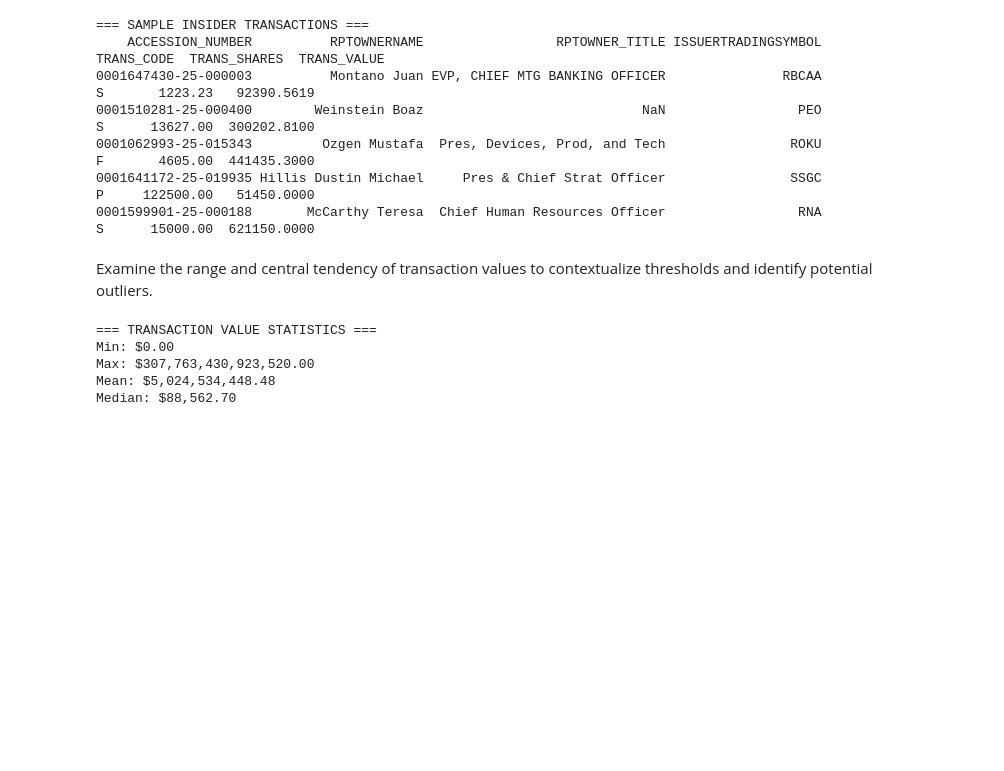
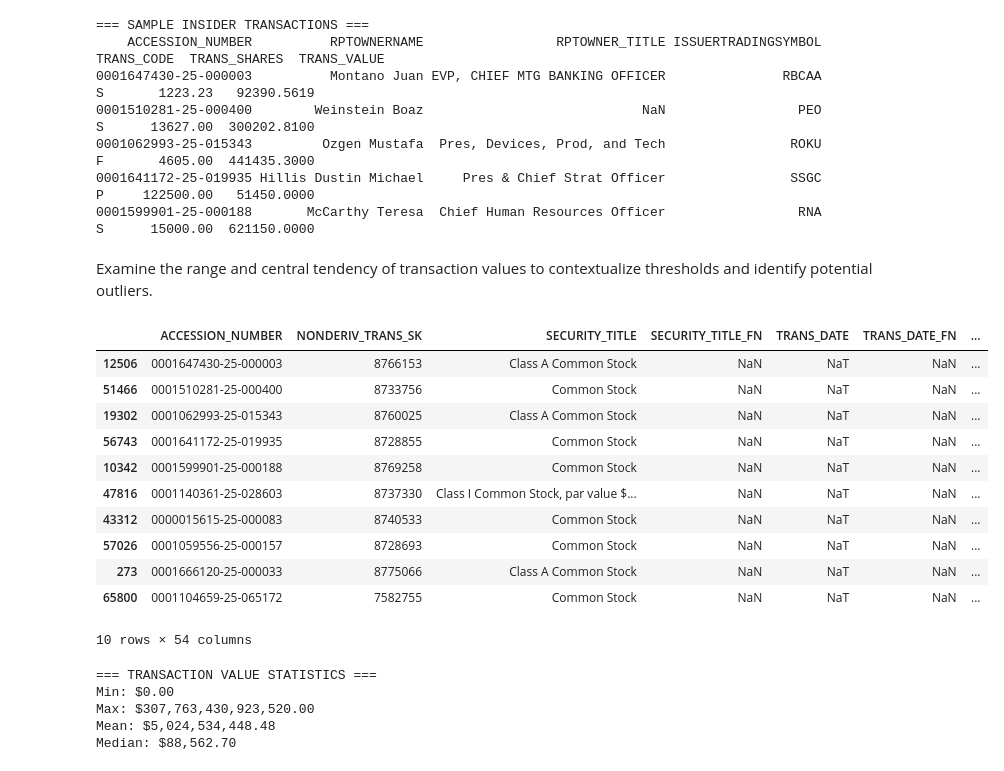
Before and after one commit to zarreh/AI_Agents_for_Business_Applications_UT_Austin, a Jupyter notebook: business_applications_with_agentic_ai/week3/mls/v2/Financial_Compliance_Agent_for_Trade_Surveillance_V2.ipynb, the cells around one changed output. Saved outputs shown, nothing was run; the diff lists cells and outputs as text; code cells hidden in the pictures; blank space fills up the shorter version.

```diff
--- a/business_applications_with_agentic_ai/week3/mls/v2/Financial_Compliance_Agent_for_Trade_Surveillance_V2.ipynb
+++ b/business_applications_with_agentic_ai/week3/mls/v2/Financial_Compliance_Agent_for_Trade_Surveillance_V2.ipynb
@@ -278,6 +278,21 @@ print(sample_transactions[['ACCESSION_NUMBER', 'RPTOWNERNAME', 'RPTOWNER_TITLE',
 0001599901-25-000188       McCarthy Teresa  Chief Human Resources Officer                 RNA          S      15000.00  621150.0000
 # %% [markdown]
 Examine the range and central tendency of transaction values to contextualize thresholds and identify potential outliers.
+# %%
+sample_transactions
+# %% [output]
+|  | ACCESSION_NUMBER | NONDERIV_TRANS_SK | SECURITY_TITLE | SECURITY_TITLE_FN | TRANS_DATE | TRANS_DATE_FN | ... |
+| 12506 | 0001647430-25-000003 | 8766153 | Class A Common Stock | NaN | NaT | NaN | ... |
+| 51466 | 0001510281-25-000400 | 8733756 | Common Stock | NaN | NaT | NaN | ... |
+| 19302 | 0001062993-25-015343 | 8760025 | Class A Common Stock | NaN | NaT | NaN | ... |
+| 56743 | 0001641172-25-019935 | 8728855 | Common Stock | NaN | NaT | NaN | ... |
+| 10342 | 0001599901-25-000188 | 8769258 | Common Stock | NaN | NaT | NaN | ... |
+| 47816 | 0001140361-25-028603 | 8737330 | Class I Common Stock, par value $... | NaN | NaT | NaN | ... |
+| 43312 | 0000015615-25-000083 | 8740533 | Common Stock | NaN | NaT | NaN | ... |
+| 57026 | 0001059556-25-000157 | 8728693 | Common Stock | NaN | NaT | NaN | ... |
+| 273 | 0001666120-25-000033 | 8775066 | Class A Common Stock | NaN | NaT | NaN | ... |
+| 65800 | 0001104659-25-065172 | 7582755 | Common Stock | NaN | NaT | NaN | ... |
+10 rows × 54 columns
 # %%
 print(f"\n=== TRANSACTION VALUE STATISTICS ===")
 print(f"Min: ${merged_df['TRANS_VALUE'].min():,.2f}")
```
Also changed, not shown: parts of 17 cells of this notebook, 17 other files.
